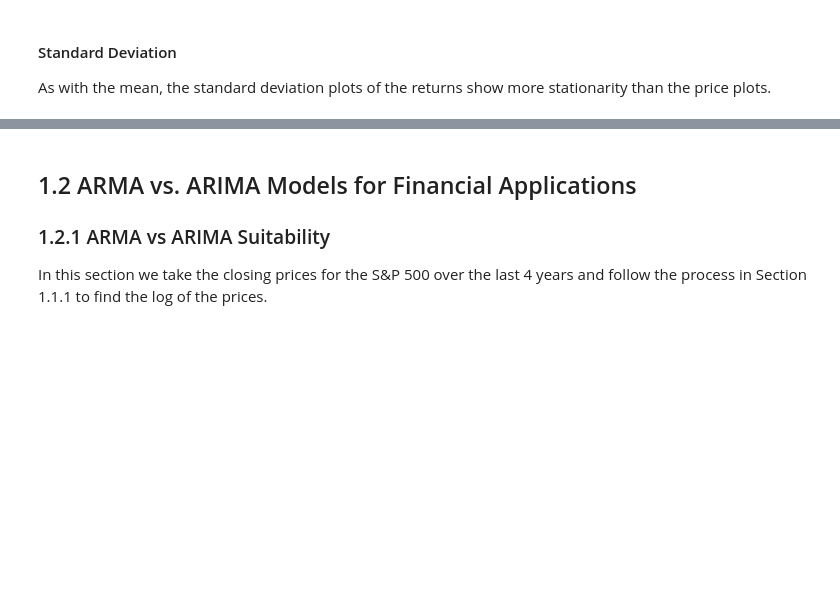
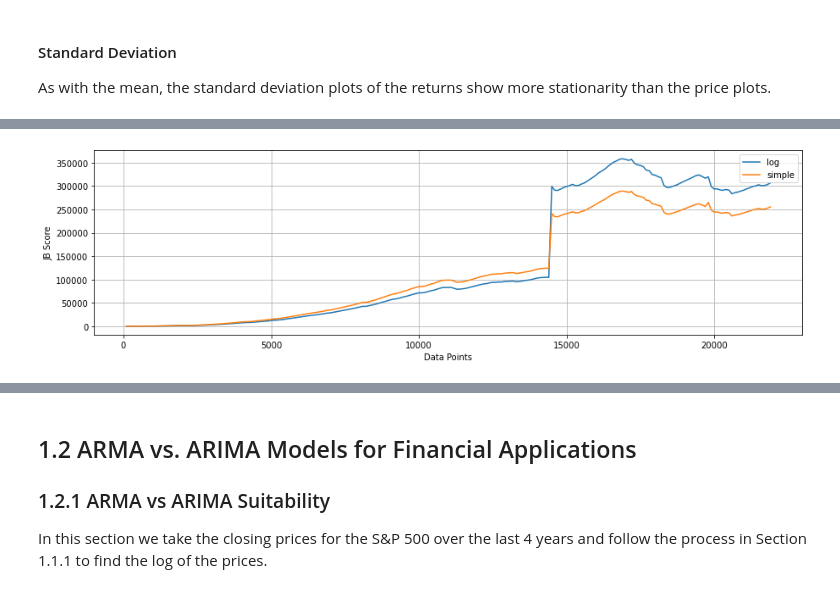
Before and after one commit to NGovani/SPMLF-2021, a Jupyter notebook: SPMLF.ipynb, the cells around one changed output, grey strips where cells are left out. Drawn from its saved outputs; the diff is of its cells as text; code cells hidden in the pictures; blank space fills up the shorter version.

```diff
--- a/SPMLF.ipynb
+++ b/SPMLF.ipynb
@@ -114,0 +114,14 @@ logret.rolling(window).std().plot(ax=axes[1], grid=True, title='SPX Index | Log
+# %%
+JB_results = pd.DataFrame()
+JB_results['log'] = [stats.jarque_bera(logret.dropna()[:i])[0] for i in range (100, len(logret.dropna()), 100)]
+JB_results['simple'] = [stats.jarque_bera(simret.dropna()[:i])[0] for i in range (100, len(simret.dropna()), 100)]
+x = [i for i in range (100, len(simret), 100)]
+JB_results['Data Points'] = x
+JB_results.set_index('Data Points', inplace=True)
+fig, axes = plt.subplots(1)
+fig.set_figwidth(15)
+
+
+JB_results.plot(ax=axes, grid=True, title='', xlabel='Data Points', y=['log','simple'], ylabel='JB Score');
+# %% [output]
+[figure, added]
```
Also changed, not shown: parts of 29 cells of this notebook, 2 other files.
